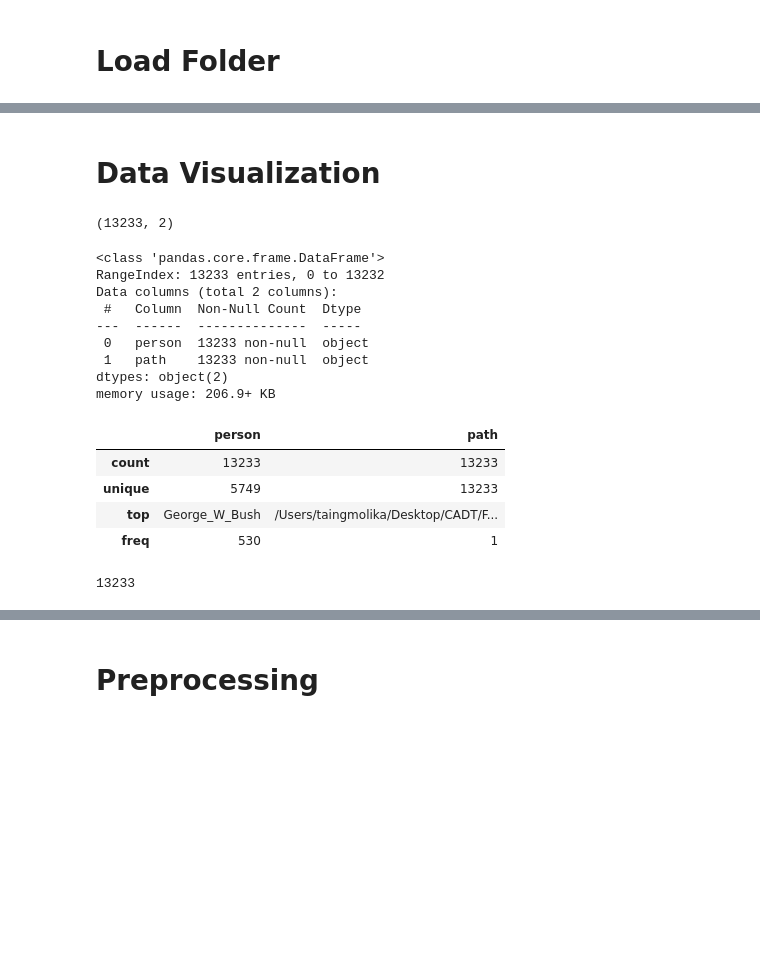
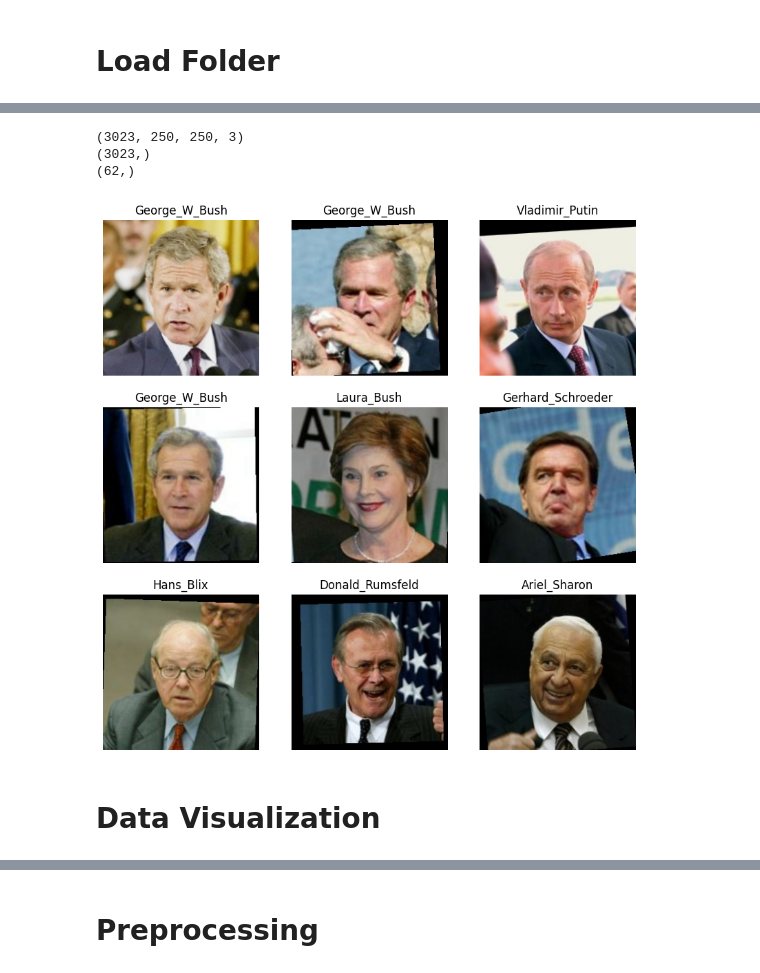
Before and after one commit to kimhonggithub/Project-Face-Regonition, a Jupyter notebook: face_recognition.ipynb, the cells around one changed output, grey strips where cells are left out. Saved outputs shown, nothing was run; the diff lists cells and outputs as text; code cells hidden in the pictures; blank space fills up the shorter version.

```diff
--- a/face_recognition.ipynb
+++ b/face_recognition.ipynb
@@ -42,31 +86,50 @@ dataset.head(10)
+# %%
+target_counts = Counter(dataset['target'])
+
+targets_to_drop = [target for target, count in target_counts.items() if count < 20]
+
+# Filter the data and targets based on the targets to drop
+filtered_data = []
+filtered_targets = []
+
+for data, target in zip(dataset['data'], dataset['target']):
+    if target not in targets_to_drop:
+        filtered_data.append(data)
+        filtered_targets.append(target)
+
+dataset['data'] = np.array(filtered_data)
+dataset['target'] = np.array(filtered_targets)
+dataset['target_names'] = np.unique(dataset['target'])
+# %%
+print(dataset['data'].shape)
+print(dataset['target'].shape)
+print(dataset['target_names'].shape)
+# %% [output]
+(3023, 250, 250, 3)
+(3023,)
+(62,)
+# %%
+# Function to display a random set of images
+def display_random_images(images, labels, rows, cols, cmap=None):
+    fig = plt.figure(figsize=(10, 10))
+    for i in range(1, cols * rows + 1):
+        index = np.random.randint(len(images))
+        plt.subplot(rows, cols, i)
+        plt.axis('off')
+        plt.imshow(images[index], cmap=cmap)
+        plt.title(labels[index])
+    plt.show()
+display_random_images(dataset['data'], dataset['target'], 3, 3)
+# %% [output]
+[figure, added]
 # %% [markdown]
 # Data Visualization
 # %%
-dataset.shape
+# dataset.shape
-# %% [output]
-(13233, 2)
 # %%
-dataset.info()
+# dataset.info()
-# %% [output]
-<class 'pandas.core.frame.DataFrame'>
-RangeIndex: 13233 entries, 0 to 13232
-Data columns (total 2 columns):
- #   Column  Non-Null Count  Dtype
----  ------  --------------  -----
- 0   person  13233 non-null  object
- 1   path    13233 non-null  object
-dtypes: object(2)
-memory usage: 206.9+ KB
 # %%
-dataset.describe(include='all')
+# dataset.describe(include='all')
-# %% [output]
-|  | person | path |
-| count | 13233 | 13233 |
-| unique | 5749 | 13233 |
-| top | George_W_Bush | /Users/taingmolika/Desktop/CADT/F... |
-| freq | 530 | 1 |
 # %%
-dataset['person'].count()
+# dataset['person'].count()
-# %% [output]
-13233
 # %%
```
Also changed, not shown: parts of 70 cells of this notebook, 1 other file.
